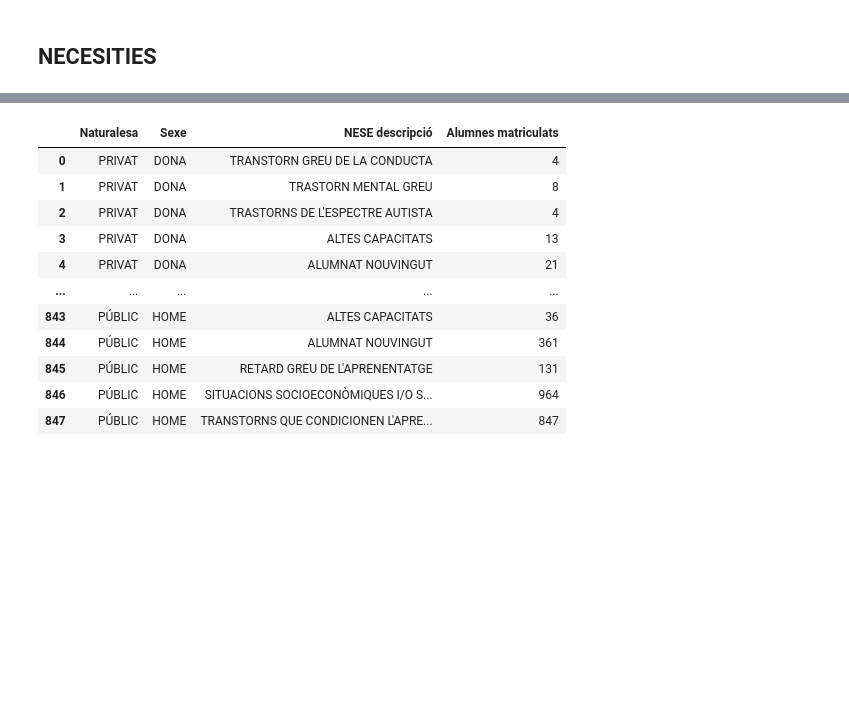
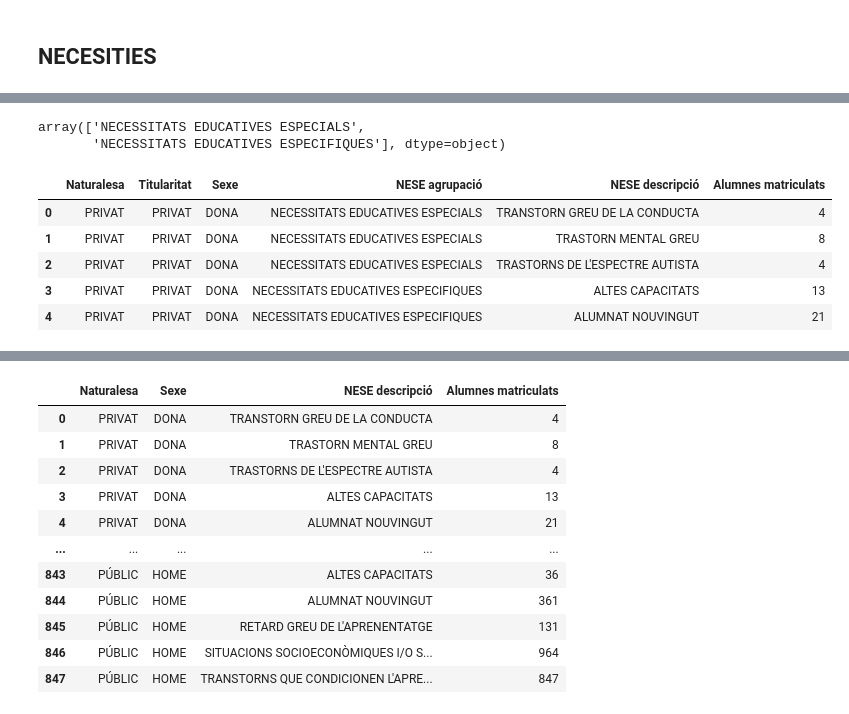
Before and after one commit to annaszymanskicortes/truco-o-dato, a Jupyter notebook: notebook_julia.ipynb, the cells around one changed output, grey strips where cells are left out. Drawn from its saved outputs; the diff is of its cells as text; code cells hidden in the pictures; blank space fills up the shorter version.

```diff
--- a/notebook_julia.ipynb
+++ b/notebook_julia.ipynb
@@ -163,3 +163,18 @@ df_alumnes_necessities.head()
 | 2 | 2021/2022 | EDUCACIÓ SECUNDÀRIA OBLIGATÒRIA | 108 | CONSORCI D'EDUCACIÓ DE BARCELONA | PRIVAT | PRIVAT | ... |
 | 3 | 2021/2022 | EDUCACIÓ SECUNDÀRIA OBLIGATÒRIA | 108 | CONSORCI D'EDUCACIÓ DE BARCELONA | PRIVAT | PRIVAT | ... |
 | 4 | 2021/2022 | EDUCACIÓ SECUNDÀRIA OBLIGATÒRIA | 108 | CONSORCI D'EDUCACIÓ DE BARCELONA | PRIVAT | PRIVAT | ... |
+# %%
+df_alumnes_necessities["NESE agrupació"].unique()
+# %% [output]
+array(['NECESSITATS EDUCATIVES ESPECIALS',
+       'NECESSITATS EDUCATIVES ESPECIFIQUES'], dtype=object)
+# %%
+df_alumnes_necessities = df_alumnes_necessities.drop(columns =["Curs","Estudis","Codi àrea territorial","Àrea territorial","Matrícula concertada (S/N)"])
+df_alumnes_necessities.head()
+# %% [output]
+|  | Naturalesa | Titularitat | Sexe | NESE agrupació | NESE descripció | Alumnes matriculats |
+| 0 | PRIVAT | PRIVAT | DONA | NECESSITATS EDUCATIVES ESPECIALS | TRANSTORN GREU DE LA CONDUCTA | 4 |
+| 1 | PRIVAT | PRIVAT | DONA | NECESSITATS EDUCATIVES ESPECIALS | TRASTORN MENTAL GREU | 8 |
+| 2 | PRIVAT | PRIVAT | DONA | NECESSITATS EDUCATIVES ESPECIALS | TRASTORNS DE L'ESPECTRE AUTISTA | 4 |
+| 3 | PRIVAT | PRIVAT | DONA | NECESSITATS EDUCATIVES ESPECIFIQUES | ALTES CAPACITATS | 13 |
+| 4 | PRIVAT | PRIVAT | DONA | NECESSITATS EDUCATIVES ESPECIFIQUES | ALUMNAT NOUVINGUT | 21 |
```
Also changed, not shown: parts of 5 cells of this notebook.
